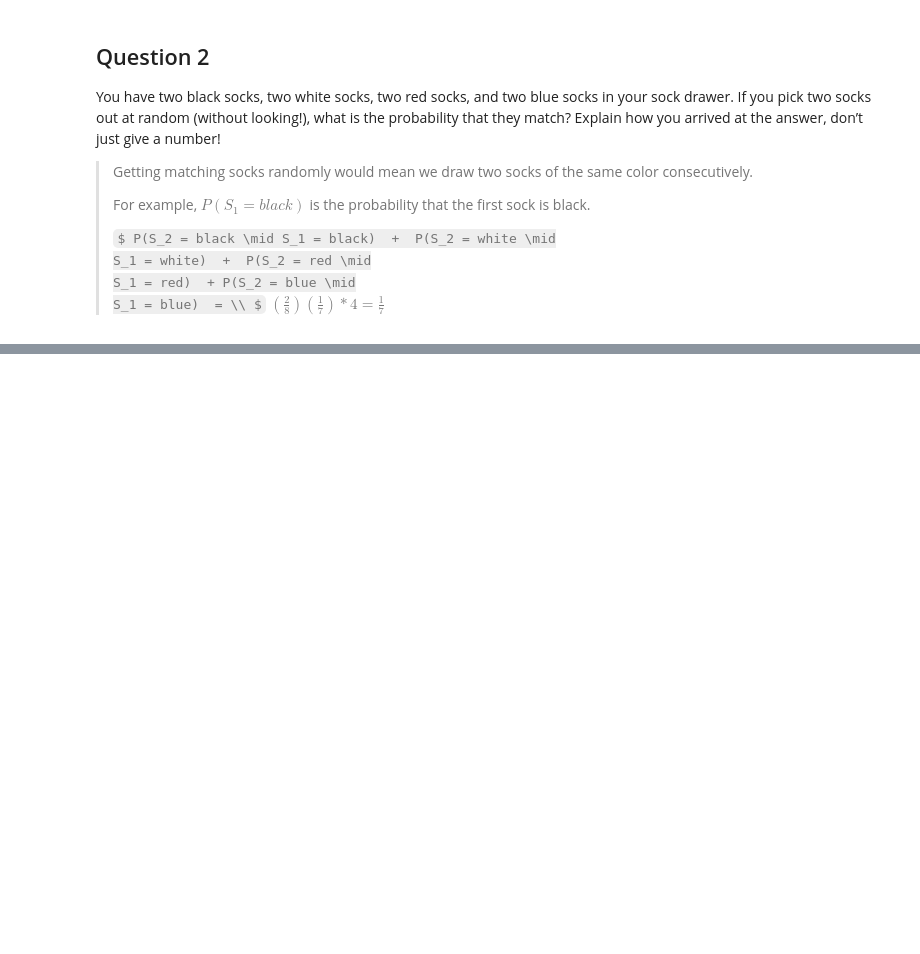
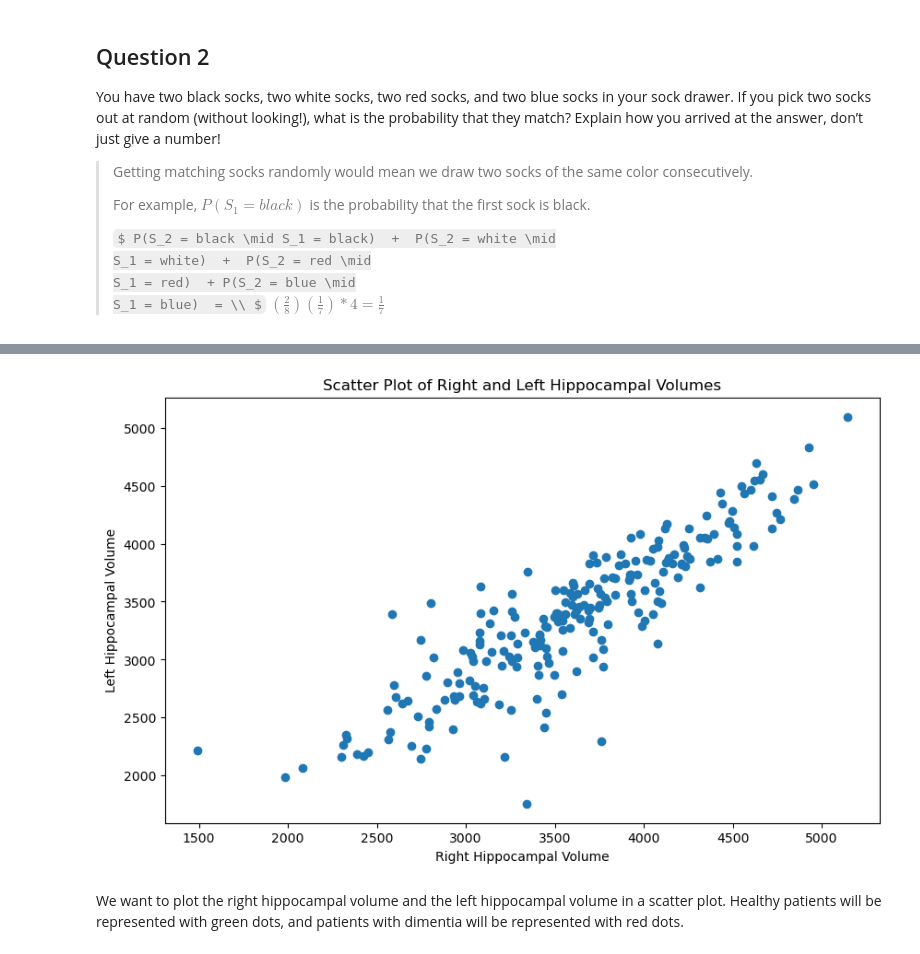
Before and after one commit to pmehta17/Homework-1-Getting-Started-with-Probability, a Jupyter notebook: HW1.ipynb, the cells around one changed output, grey strips where cells are left out. Cells and saved outputs as stored; diff of their text form; code cells hidden in the pictures; some formulas as TeX source; blank space fills up the shorter version.

Commit message:
created scatter plot for right and left hippocampal volumes

```diff
--- a/HW1.ipynb
+++ b/HW1.ipynb
@@ -84,0 +90,7 @@ who do not have lung cancer, 16.9% are smokers.
+# %%
+# Import libraries and read in data
+import pandas as pd
+import matplotlib.pyplot as plt
+
+df = pd.read_csv('OASIS-hippocampus.csv')
+print(df.head())
@@ -84,0 +111,13 @@ who do not have lung cancer, 16.9% are smokers.
+# %%
+plt.figure(figsize=(10, 6))
+plt.title('Scatter Plot of Right and Left Hippocampal Volumes')
+plt.xlabel('Right Hippocampal Volume')
+plt.ylabel('Left Hippocampal Volume')
+# x_column = "RightHippoVol"
+# y_column = "LeftHippoVol"
+plt.scatter(df["RightHippoVol"], df["LeftHippoVol"])
+plt.show()
+# %% [output]
+[figure, added]
+# %% [markdown]
+We want to plot the right hippocampal volume and the left hippocampal volume in a scatter plot. Healthy patients will be represented with green dots, and patients with dimentia will be represented with red dots.
```
Also changed, not shown: parts of 6 cells of this notebook.
